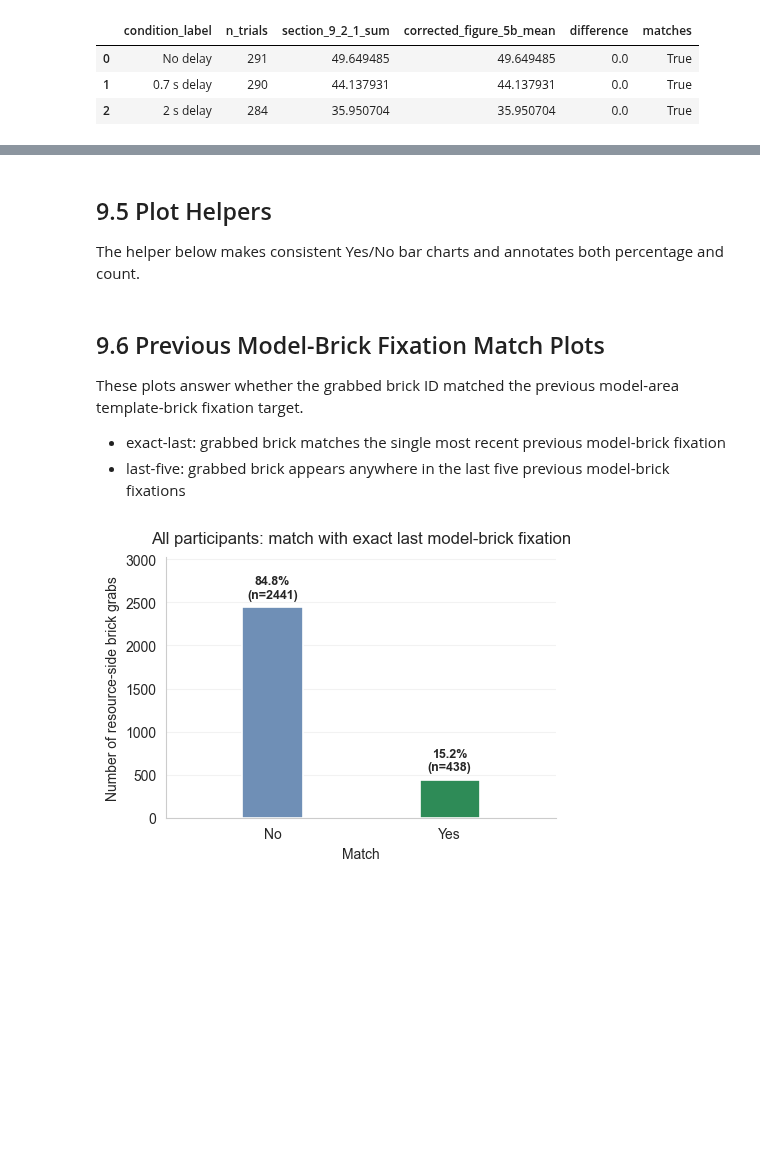
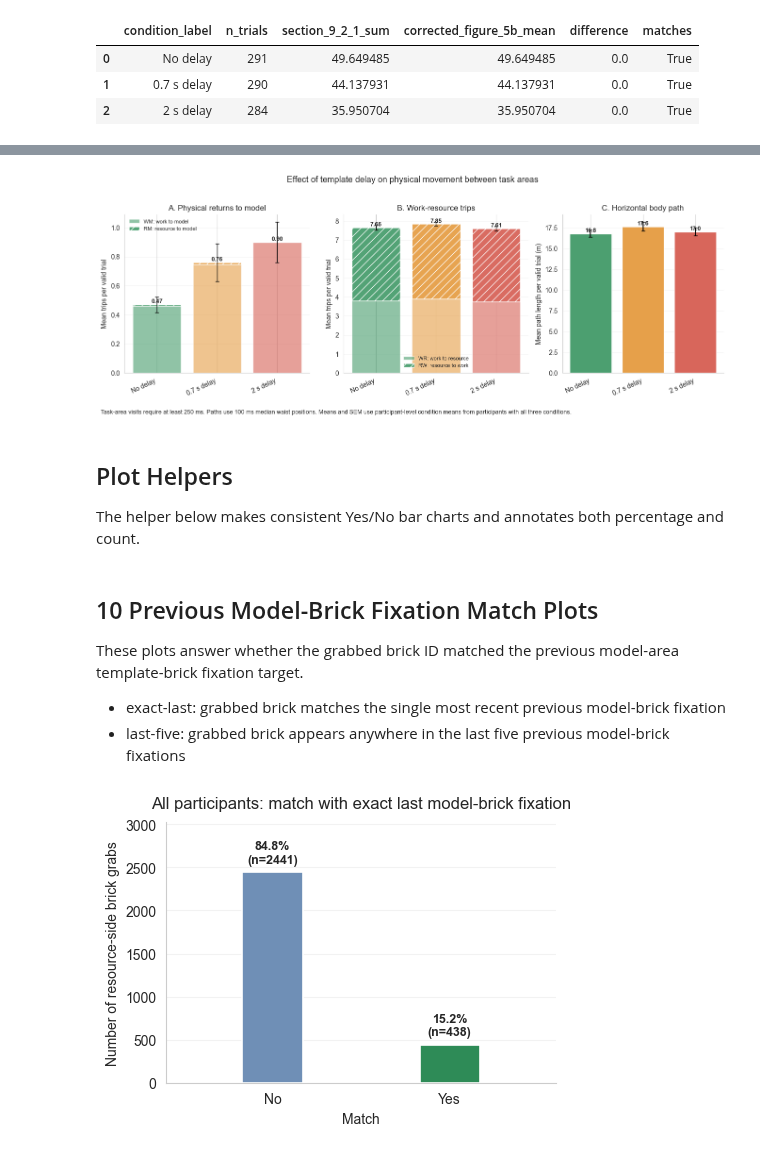
Before and after one commit to JohnMadrid/lego-vr-analysis, a Jupyter notebook: eye-classification/notebooks/practice.ipynb, the cells around one changed output, grey strips where cells are left out. Saved outputs shown, nothing was run; the diff lists cells and outputs as text; code cells hidden in the pictures; blank space fills up the shorter version.

```diff
--- a/eye-classification/notebooks/practice.ipynb
+++ b/eye-classification/notebooks/practice.ipynb
@@ -2767,5 +2853,11 @@ Participant-level means used in the comparison
+# %%
+walking_strategy_axes = walking.plot_walking_strategy_summary(
+    all_participant_walking_condition_summary
+)
+# %% [output]
+[figure, added]
 # %% [markdown]
-## 9.5 Plot Helpers
+## Plot Helpers
 
 The helper below makes consistent Yes/No bar charts and annotates both percentage and count.
 # %%
@@ -2828,7 +2920,7 @@ def plot_yes_no_bar(table, match_col, title, ylabel):
     plt.show()
     return counts, ax
 # %% [markdown]
-## 9.6 Previous Model-Brick Fixation Match Plots
+## 10 Previous Model-Brick Fixation Match Plots
 
 These plots answer whether the grabbed brick ID matched the previous model-area template-brick fixation target.
 
```
Also changed, not shown: parts of 14 cells of this notebook, 5 other files.
